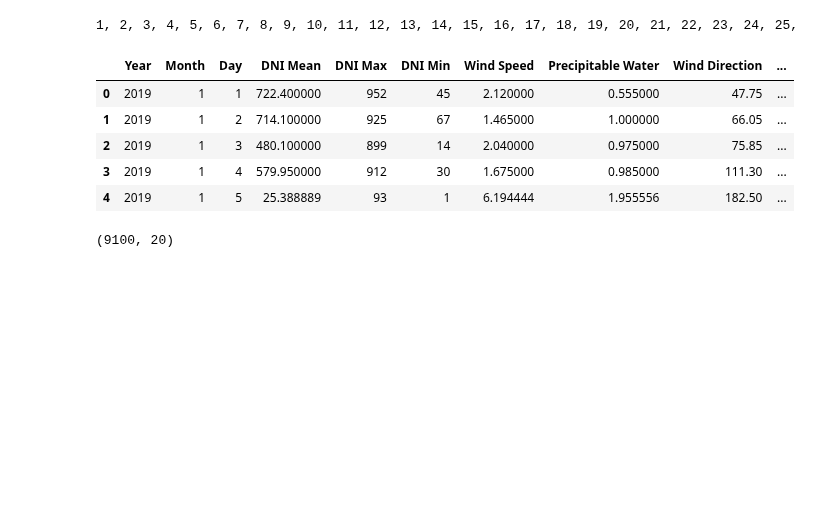
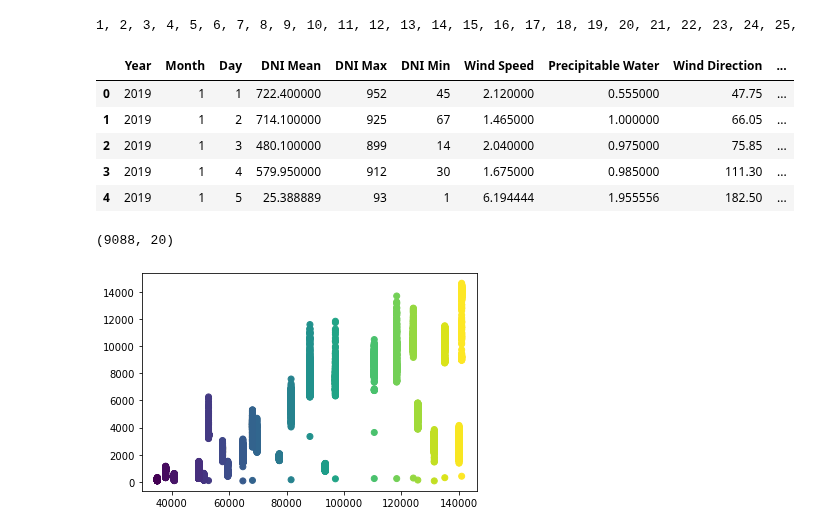
Before and after one commit to A-Wadhwani/ME597-Project, a Jupyter notebook: UCB_Multi_Data_Cleaning.ipynb, the cells around one changed output. Saved outputs shown, nothing was run; the diff lists cells and outputs as text; code cells hidden in the pictures; blank space fills up the shorter version.

```diff
--- a/UCB_Multi_Data_Cleaning.ipynb
+++ b/UCB_Multi_Data_Cleaning.ipynb
@@ -140,13 +140,15 @@ df.head()
 | 3 | 2019 | 1 | 4 | 579.950000 | 912 | 30 | 1.675000 | 0.985000 | 111.30 | ... |
 | 4 | 2019 | 1 | 5 | 25.388889 | 93 | 1 | 6.194444 | 1.955556 | 182.50 | ... |
 # %%
-df = df[df['Power Consumption'] != 0]
-df.shape
+df1 = df[df['Power Consumption'] >= 75]
+df1.shape
 # %% [output]
-(9100, 20)
+(9088, 20)
 # %%
 #Exploratory Analysis between Square Feet and Power Consumption
 import matplotlib.pyplot as plt
 
-plt.scatter(df['Square Feet'], df['Power Consumption'], c = df['Square Feet'])
+plt.scatter(df1['Square Feet'], df1['Power Consumption'], c = df1['Square Feet'])
 plt.show()
+# %% [output]
+[figure, added]
```
Also changed, not shown: parts of 4 cells of this notebook, 2 other files.
